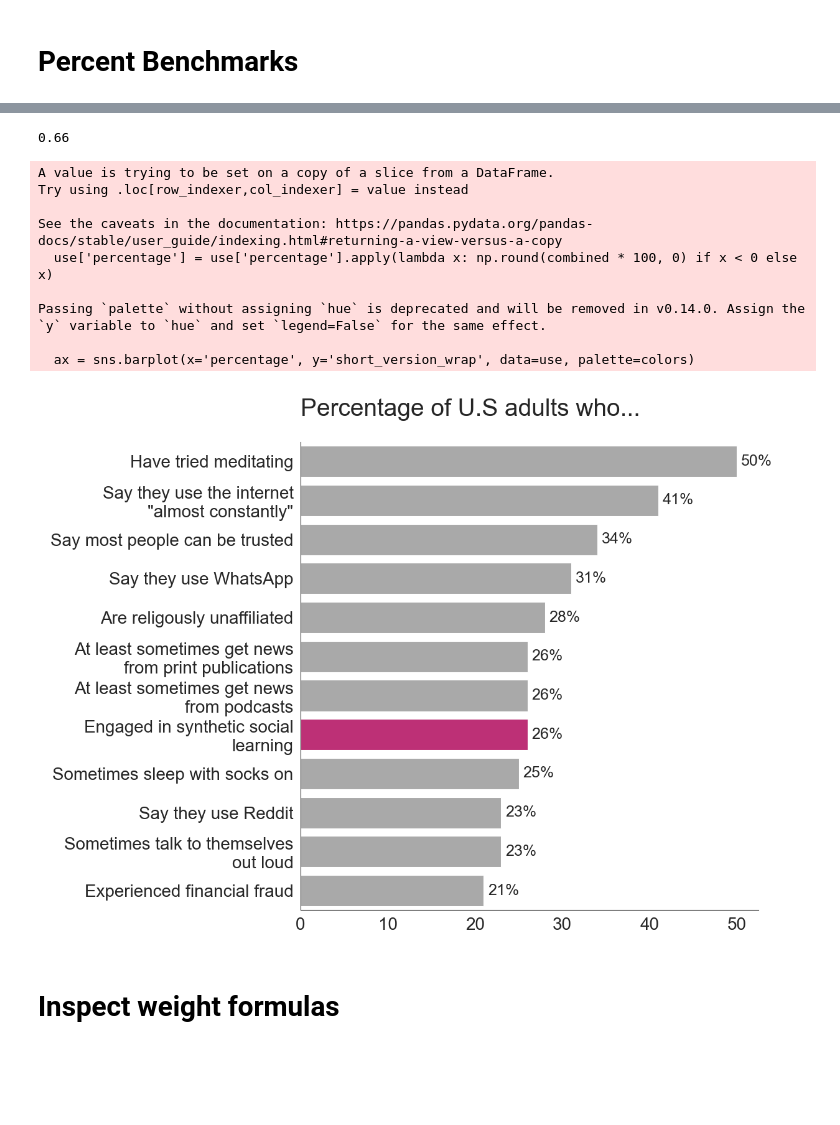
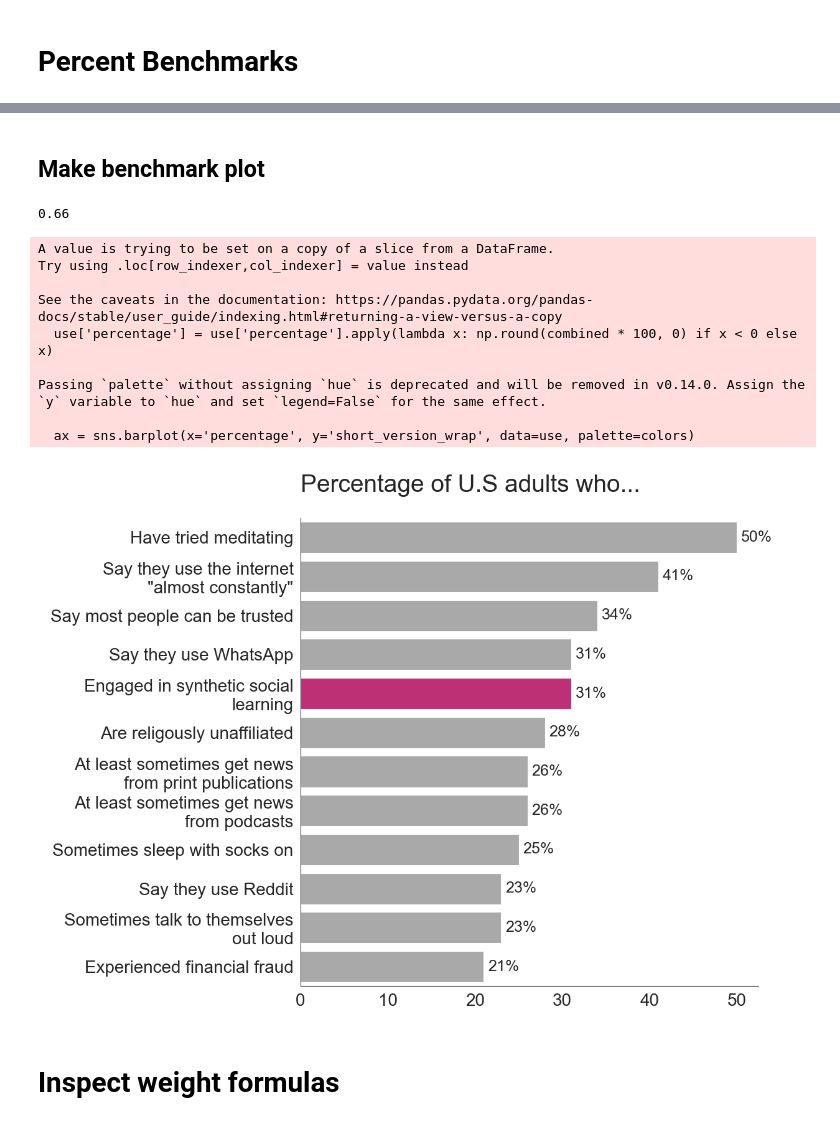
Before and after one commit to josh-ashkinaze/ssl, a Jupyter notebook: study1/prev_analysis.ipynb, the cells around one changed output, grey strips where cells are left out. Drawn from its saved outputs; the diff is of its cells as text; code cells hidden in the pictures; blank space fills up the shorter version.

```diff
--- a/study1/prev_analysis.ipynb
+++ b/study1/prev_analysis.ipynb
@@ -951,3 +1015,5 @@ plt.show()
+# %% [markdown]
+## Make benchmark plot
 # %%
 import textwrap
 import pandas as pd
@@ -964,8 +1030,8 @@ def text_wrap(text, width=30):
 
 prop_max = df['Proportion'].max()
 print(prop_max)
-prev_fred = 0.396
-combined = prop_max * prev_fred
+prev_est = most_recent_point['ci_low']
+combined = prop_max * prev_est
 
 bench = pd.read_csv("../data/clean/benchmarks.csv")
 use = bench[bench['flag(positive)'] > 0]
@@ -977,34 +1043,34 @@ plt.figure(figsize=(12,9))
 use['percentage'] = use['percentage'].apply(lambda x: np.round(combined * 100, 0) if x < 0 else x)
 use = use.dropna(subset=['short_version'])
 use['short_version_wrap'] = use['short_version'].apply(lambda x: text_wrap(x, width=30))
 use = use.sort_values(by='percentage', ascending=False)
 
 colors = [mypal[1] if "synthetic social learning" in row['short_version'] else mypal[0]
           for _, row in use.iterrows()]
 ax = sns.barplot(x='percentage', y='short_version_wrap', data=use, palette=colors)
 plt.title("Percentage of U.S adults who...")
 plt.xlabel("")
 
 for i, (idx, row) in enumerate(use.iterrows()):
     ax.text(row['percentage'] + 0.5, i, f"{row['percentage']:.0f}%",
             va='center', fontsize=18)
 
 plt.ylabel("")
 
 plt.savefig("../plots/benchmarks.pdf", dpi=300, bbox_inches='tight')
 plt.show()
 # %% [output]
 0.66
 A value is trying to be set on a copy of a slice from a DataFrame.
 Try using .loc[row_indexer,col_indexer] = value instead
 
 See the caveats in the documentation: https://pandas.pydata.org/pandas-docs/stable/user_guide/indexing.html#returning-a-view-versus-a-copy
   use['percentage'] = use['percentage'].apply(lambda x: np.round(combined * 100, 0) if x < 0 else x)
 
 Passing `palette` without assigning `hue` is deprecated and will be removed in v0.14.0. Assign the `y` variable to `hue` and set `legend=False` for the same effect.
 
   ax = sns.barplot(x='percentage', y='short_version_wrap', data=use, palette=colors)
-[figure, old version]
+[figure, new version]
 # %% [markdown]
 # Inspect weight formulas
 # %%
```
Also changed, not shown: parts of 5 cells of this notebook, 3 other files.
